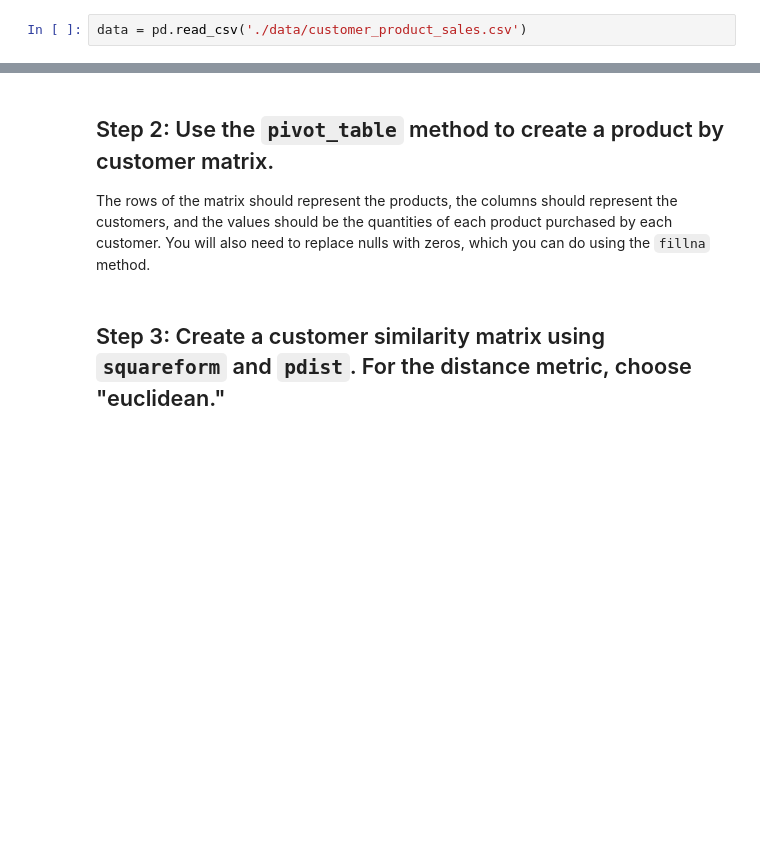
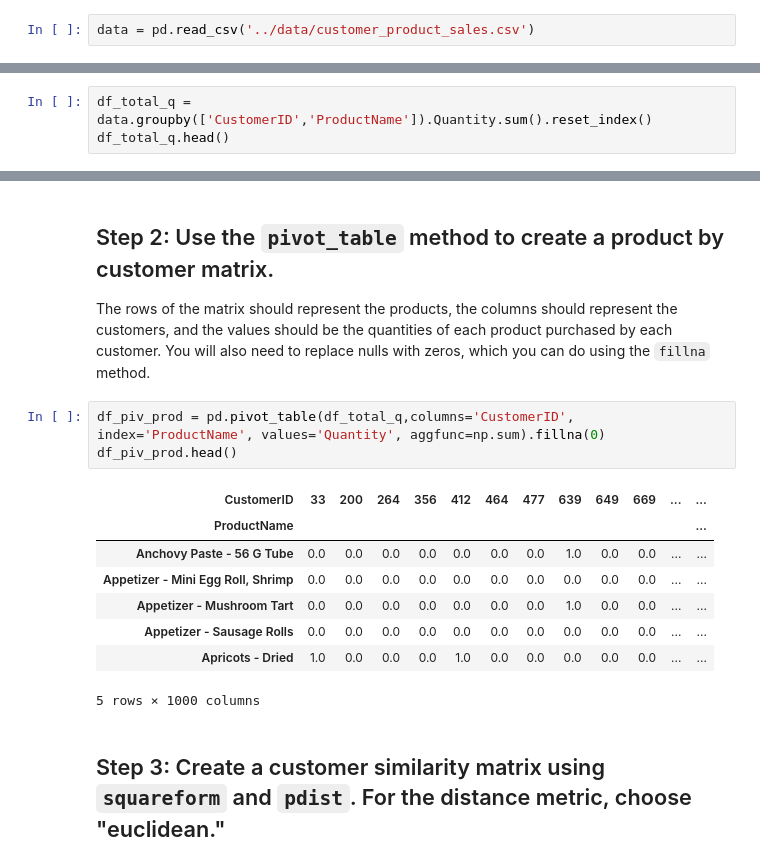
Before and after one commit to ta-datapt-bcn/lab-intro-recommender-systems, a Jupyter notebook: your-code/main.ipynb, the cells around one changed output, grey strips where cells are left out. Drawn from its saved outputs; the diff is of its cells as text; blank space fills up the shorter version.

```diff
--- a/your-code/main.ipynb
+++ b/your-code/main.ipynb
@@ -8,6 +8,6 @@ For this lab, we are going to be putting together a user similarity based recomm
 import pandas as pd
 from scipy.spatial.distance import pdist, squareform
 # %%
-data = pd.read_csv('./data/customer_product_sales.csv')
+data = pd.read_csv('../data/customer_product_sales.csv')
 # %%
 data.head()
@@ -15,3 +22,6 @@ data.head()
 ## Step 1: Create a data frame that contains the total quantity of each product purchased by each customer.
 
 You will need to group by CustomerID and ProductName and then sum the Quantity field.
+# %%
+df_total_q = data.groupby(['CustomerID','ProductName']).Quantity.sum().reset_index()
+df_total_q.head()
@@ -19,5 +36,17 @@ You will need to group by CustomerID and ProductName and then sum the Quantity f
 ## Step 2: Use the `pivot_table` method to create a product by customer matrix.
 
 The rows of the matrix should represent the products, the columns should represent the customers, and the values should be the quantities of each product purchased by each customer. You will also need to replace nulls with zeros, which you can do using the `fillna` method.
+# %%
+df_piv_prod = pd.pivot_table(df_total_q,columns='CustomerID', index='ProductName', values='Quantity', aggfunc=np.sum).fillna(0)
+df_piv_prod.head()
+# %% [output]
+| CustomerID | 33 | 200 | 264 | 356 | 412 | 464 | 477 | 639 | 649 | 669 | ... | ... |
+| ProductName |  |  |  |  |  |  |  |  |  |  |  | ... |
+| Anchovy Paste - 56 G Tube | 0.0 | 0.0 | 0.0 | 0.0 | 0.0 | 0.0 | 0.0 | 1.0 | 0.0 | 0.0 | ... | ... |
+| Appetizer - Mini Egg Roll, Shrimp | 0.0 | 0.0 | 0.0 | 0.0 | 0.0 | 0.0 | 0.0 | 0.0 | 0.0 | 0.0 | ... | ... |
+| Appetizer - Mushroom Tart | 0.0 | 0.0 | 0.0 | 0.0 | 0.0 | 0.0 | 0.0 | 1.0 | 0.0 | 0.0 | ... | ... |
+| Appetizer - Sausage Rolls | 0.0 | 0.0 | 0.0 | 0.0 | 0.0 | 0.0 | 0.0 | 0.0 | 0.0 | 0.0 | ... | ... |
+| Apricots - Dried | 1.0 | 0.0 | 0.0 | 0.0 | 1.0 | 0.0 | 0.0 | 0.0 | 0.0 | 0.0 | ... | ... |
+5 rows × 1000 columns
 # %% [markdown]
 ## Step 3: Create a customer similarity matrix using `squareform` and `pdist`. For the distance metric, choose "euclidean."
```
Also changed, not shown: parts of 11 cells of this notebook, 1 other file.
